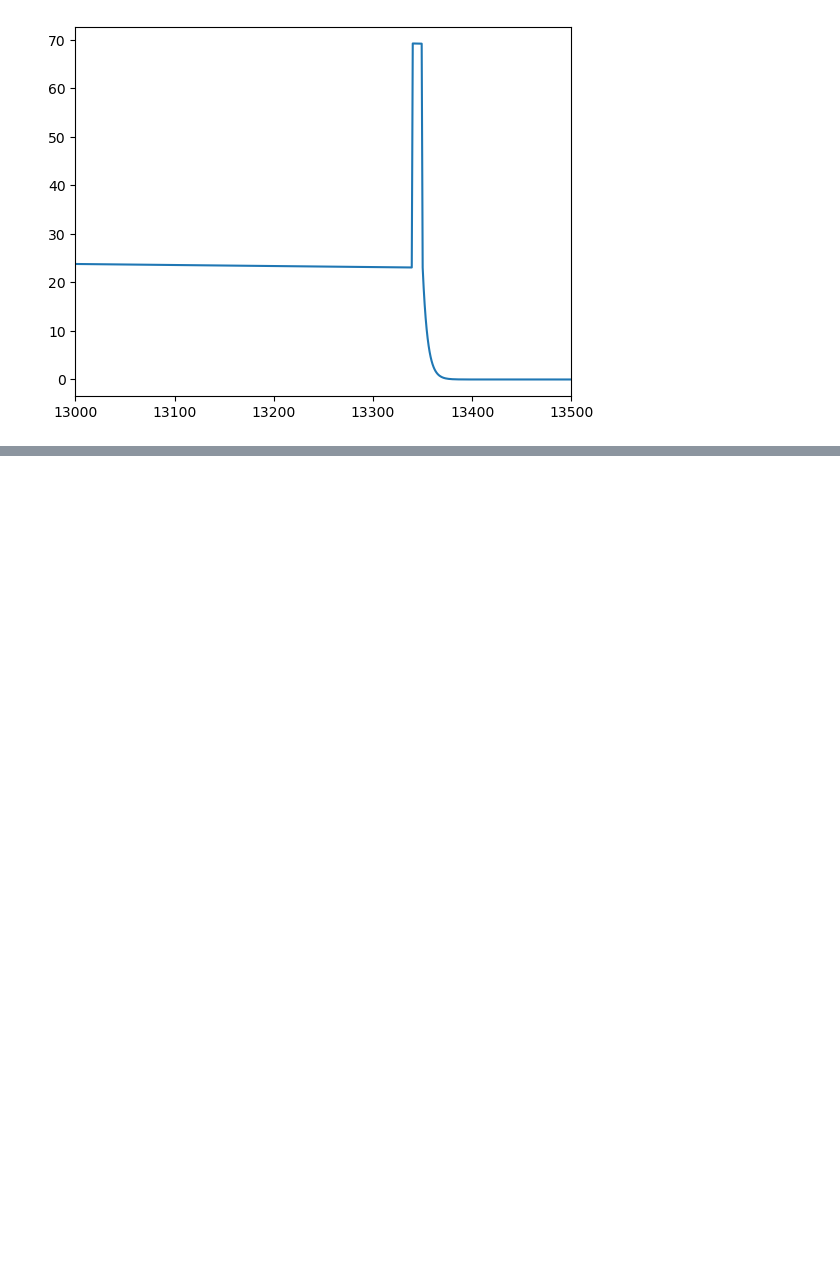
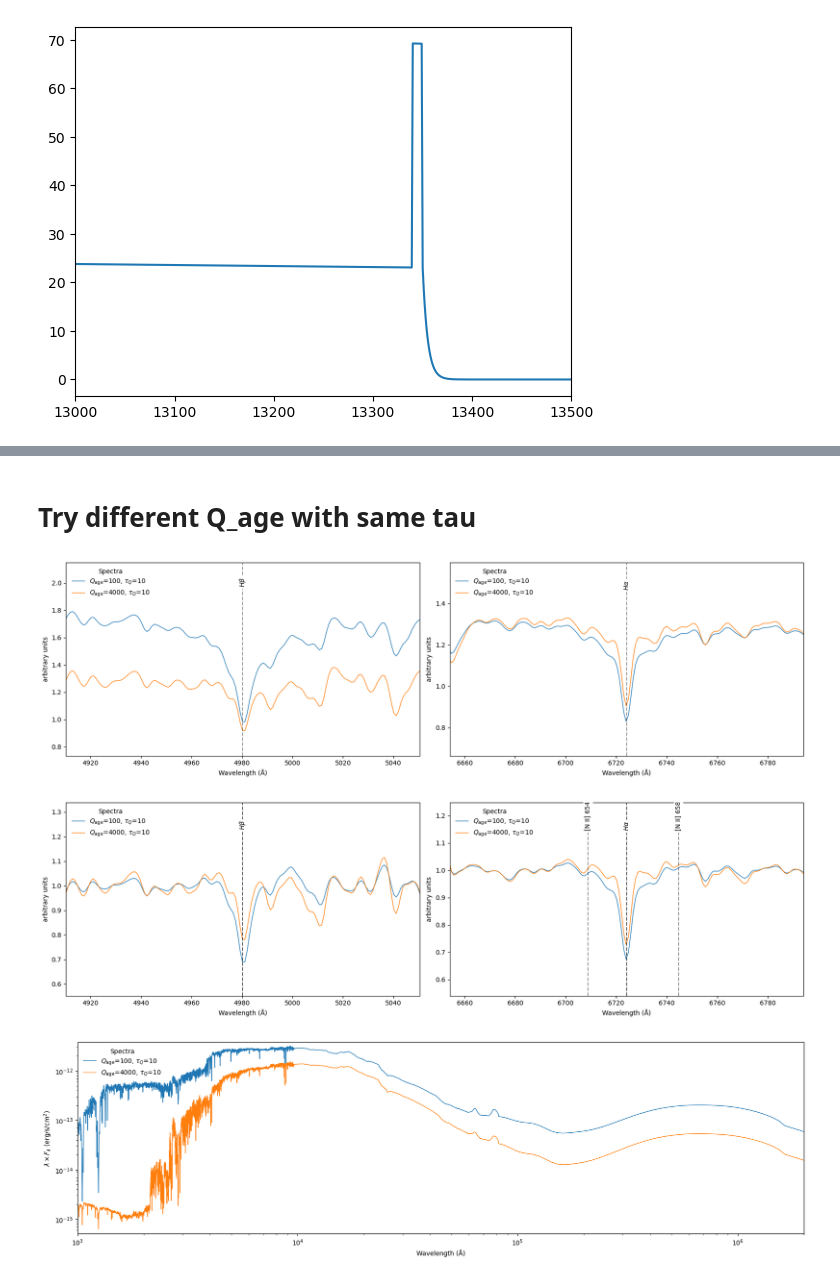
Before and after one commit to robertoinfurna/Jellifish, a Jupyter notebook: build_boissier.ipynb, the cells around one changed output, grey strips where cells are left out. Cells and saved outputs as stored; diff of their text form; code cells hidden in the pictures; blank space fills up the shorter version.

```diff
--- a/build_boissier.ipynb
+++ b/build_boissier.ipynb
@@ -345,5 +395,7 @@ Generating 64 models
 # %%
-specs = load_spectrum_models_from_fits(filename='V_160_R_7.fit')
+model_specs = load_spectrum_models_from_fits(filename='V_160_R_7_short.fit')
 # %%
-specs[0].header
+fitter = PFitter(model_specs,
+                 model_pars=['Q_AGE','TAU_Q','BURST','METAL'],
+                )
 # %% [output]
@@ -405,0 +419,2 @@ for age, tau, burst_factor, metallicity in itertools.product(
+# %% [markdown]
+# Try different Q_age with same tau
@@ -405,0 +459,55 @@ for age, tau, burst_factor, metallicity in itertools.product(
+# %%
+legend = {'Q_AGE': "$Q_\\text{age}$", 'TAU_Q': "$\\tau_Q$",} #'BURST': 'burst', 'METAL': 'metallicity'
+
+specs[0].plot(figsize=(20,5),
+            #remove_continuum=True,
+              #draw_continuum=True,
+             spectra=specs,
+             #spectra=[spectra[0],results_with_spec.best_model(),spec_new],
+            normalized=True,
+            #per_wavelength=True,
+            show_all_spectral_lines=False,show_H_lines=True,show_atmospheric_lines=True,
+            zoom_on_line=['Hb','Ha'],
+            winf = 4500,wsup=7000,
+            #ymin = 0.5,ymax=1.5,
+            spec_legend=legend,
+            show_phot_legend=False,
+            #show_spec_legend=True,
+           )
+
+specs[0].plot(figsize=(20,5),
+            remove_continuum=True,
+              #draw_continuum=True,
+             spectra=specs,
+             #spectra=[spectra[0],results_with_spec.best_model(),spec_new],
+            #normalized=True,
+            #per_wavelength=True,
+
+            show_all_spectral_lines=True,show_H_lines=True,show_atmospheric_lines=True,
+            zoom_on_line=['Hb','Ha'],
+            #x_units='A',y_units='erg/s/cm2/A',
+            #x_units='cm',y_units='mJy',
+            #winf=1000,wsup=2e6,
+            winf = 4500,wsup=7000,
+            #ymin = 0.5,ymax=1.5,
+            spec_legend=legend,
+            show_phot_legend=False,
+            #show_spec_legend=True,
+           )
+
+specs[0].plot(figsize=(20,5),
+            #remove_continuum=True,
+            #draw_continuum=True,
+             spectra=specs,
+            #normalized=True,
+            per_wavelength=True,
+            winf=1000,wsup=2e6,
+            #ymin = 0.5,ymax=1.5,
+            spec_legend=legend,
+            show_phot_legend=False,
+            #show_spec_legend=True,
+           )
+# %% [output]
+[figure, added]
+[figure, added]
+[figure, added]
```
Also changed, not shown: parts of 14 cells of this notebook, 1 other file.
